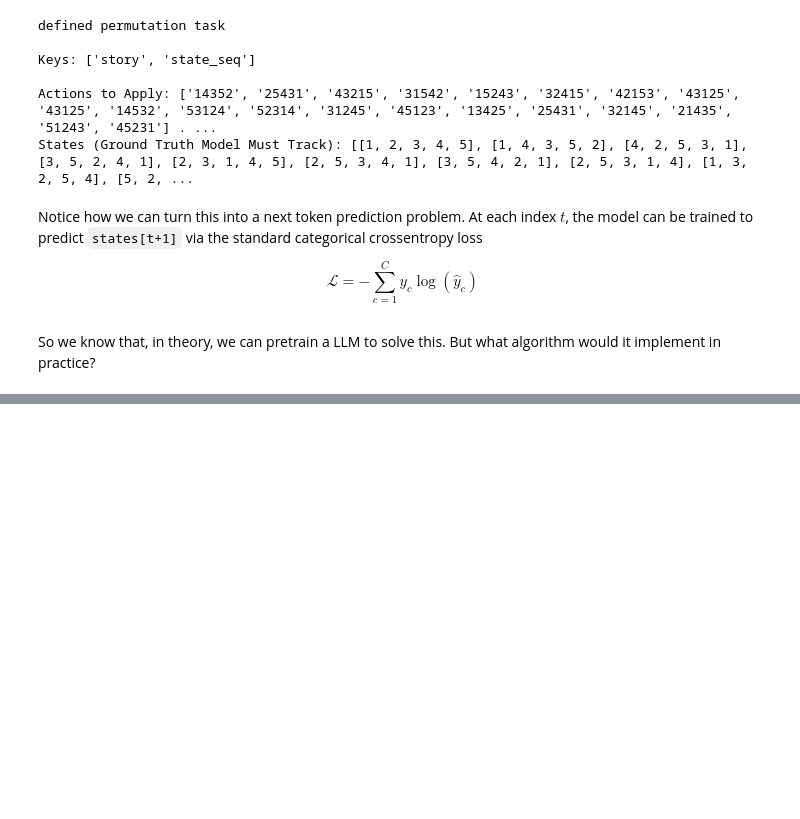
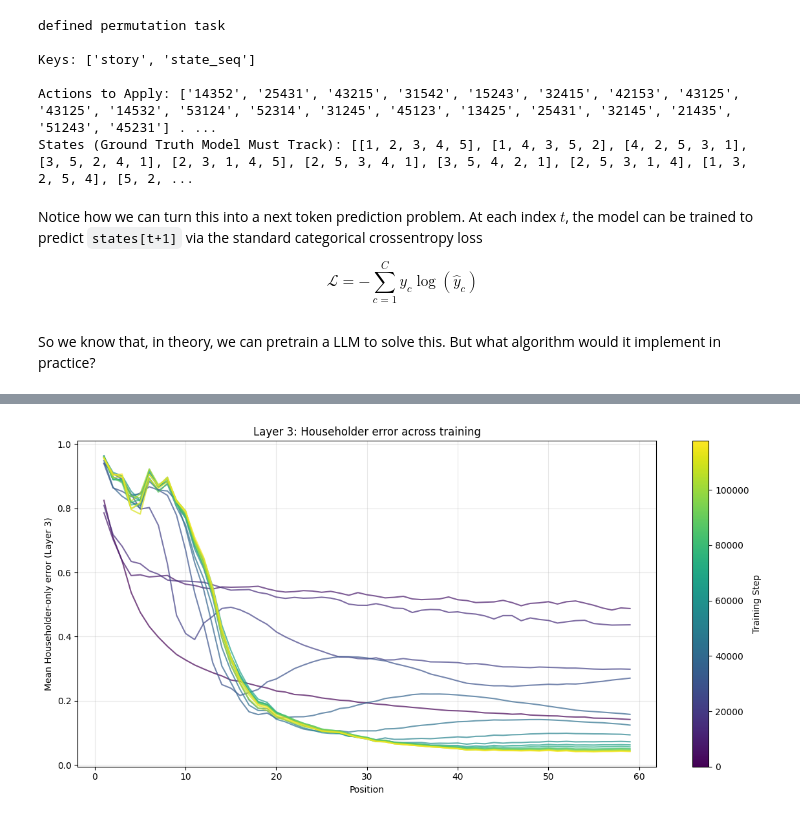
Before and after one commit to Jared-Junkin/705.771-pretraining-case-studies, a Jupyter notebook: grad_norms.ipynb, the cells around one changed output, grey strips where cells are left out. Drawn from its saved outputs; the diff is of its cells as text; code cells hidden in the pictures; blank space fills up the shorter version.

```diff
--- a/grad_norms.ipynb
+++ b/grad_norms.ipynb
@@ -160,0 +666,24 @@ So we know that, in theory, we can pretrain a LLM to solve this. But what algori
+# %%
+fig, ax = plt.subplots(figsize=(12, 6))
+cmap = plt.cm.viridis
+iter_nums = [r[0] for r in all_training_results]
+norm = plt.Normalize(vmin=min(iter_nums), vmax=max(iter_nums))
+
+for iter_num, results in all_training_results:
+    positions = sorted(set(r['pos'] for r in results[3]))
+    pos_means = [np.mean([r['error'] for r in results[3] if r['pos'] == p]) for p in positions]
+    ax.plot(positions, pos_means, color=cmap(norm(iter_num)), alpha=0.7)
+
+sm = plt.cm.ScalarMappable(cmap=cmap, norm=norm)
+sm.set_array([])
+cbar = fig.colorbar(sm, ax=ax)
+cbar.set_label('Training Step')
+
+ax.set_xlabel('Position')
+ax.set_ylabel('Mean Householder-only error (Layer 3)')
+ax.grid(True, alpha=0.3)
+ax.set_title('Layer 3: Householder error across training')
+plt.tight_layout()
+plt.show()
+# %% [output]
+[figure, added]
```
Also changed, not shown: parts of 41 cells of this notebook.
